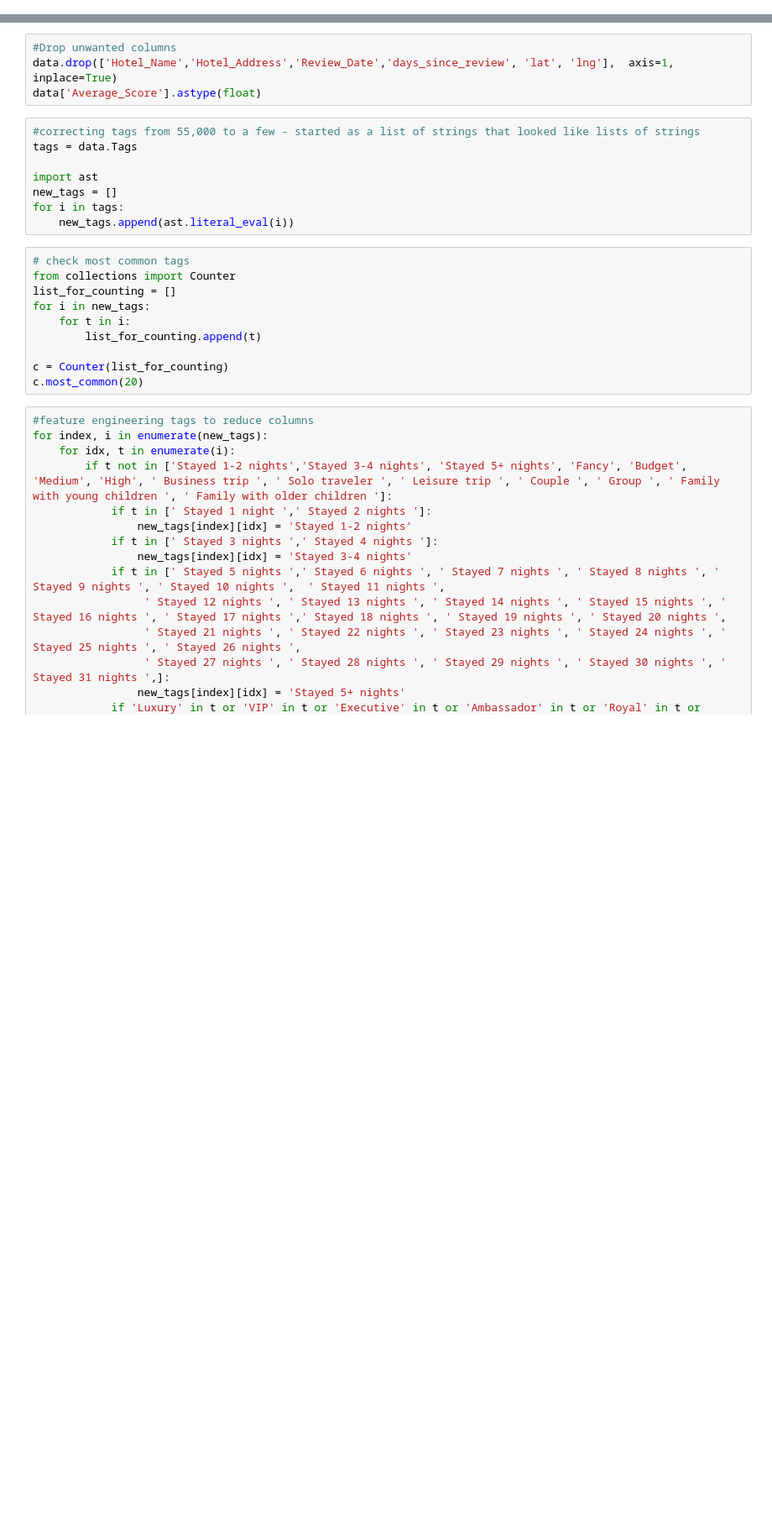
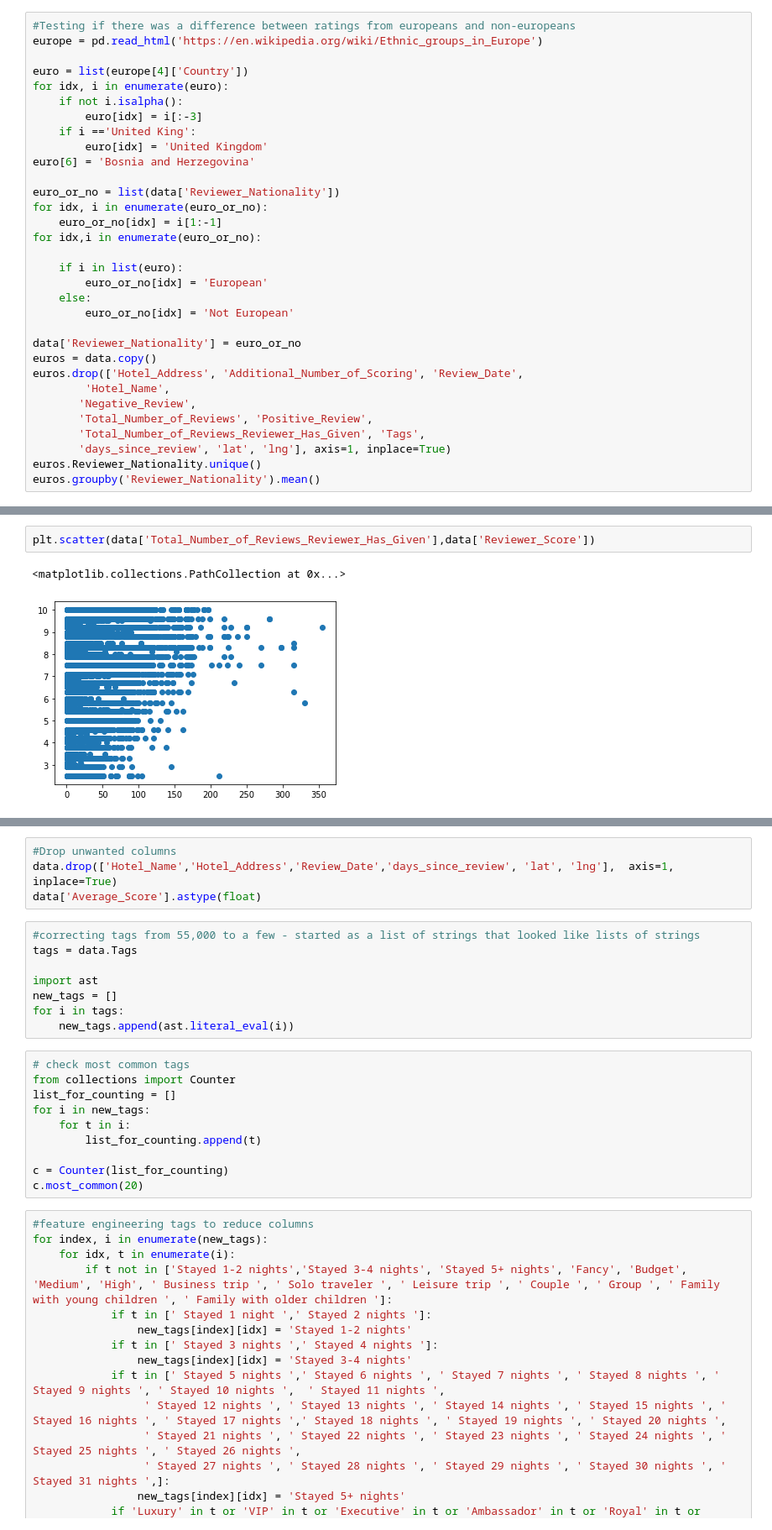
Before and after one commit to slindhult/Hotel-Reviews, a Jupyter notebook: Hotels.ipynb, the cells around one changed output, grey strips where cells are left out. Shown: that part at 84% size. Saved outputs shown, nothing was run; the diff lists cells and outputs as text; blank space fills up the shorter version.

```diff
--- a/Hotels.ipynb
+++ b/Hotels.ipynb
@@ -28,0 +72,32 @@ for i in data.columns:
+# %%
+#Testing if there was a difference between ratings from europeans and non-europeans
+europe = pd.read_html('https://en.wikipedia.org/wiki/Ethnic_groups_in_Europe')
+
+euro = list(europe[4]['Country'])
+for idx, i in enumerate(euro):
+    if not i.isalpha():
+        euro[idx] = i[:-3]
+    if i =='United King':
+        euro[idx] = 'United Kingdom'
+euro[6] = 'Bosnia and Herzegovina'
+
+euro_or_no = list(data['Reviewer_Nationality'])
+for idx, i in enumerate(euro_or_no):
+    euro_or_no[idx] = i[1:-1]
+for idx,i in enumerate(euro_or_no):
+
+    if i in list(euro):
+        euro_or_no[idx] = 'European'
+    else:
+        euro_or_no[idx] = 'Not European'
+
+data['Reviewer_Nationality'] = euro_or_no
+euros = data.copy()
+euros.drop(['Hotel_Address', 'Additional_Number_of_Scoring', 'Review_Date',
+        'Hotel_Name',
+       'Negative_Review',
+       'Total_Number_of_Reviews', 'Positive_Review',
+       'Total_Number_of_Reviews_Reviewer_Has_Given', 'Tags',
+       'days_since_review', 'lat', 'lng'], axis=1, inplace=True)
+euros.Reviewer_Nationality.unique()
+euros.groupby('Reviewer_Nationality').mean()
@@ -28,0 +172,5 @@ for i in data.columns:
+# %%
+plt.scatter(data['Total_Number_of_Reviews_Reviewer_Has_Given'],data['Reviewer_Score'])
+# %% [output]
+<matplotlib.collections.PathCollection at 0x...>
+[figure, added]
```
Also changed, not shown: parts of 105 cells of this notebook.
